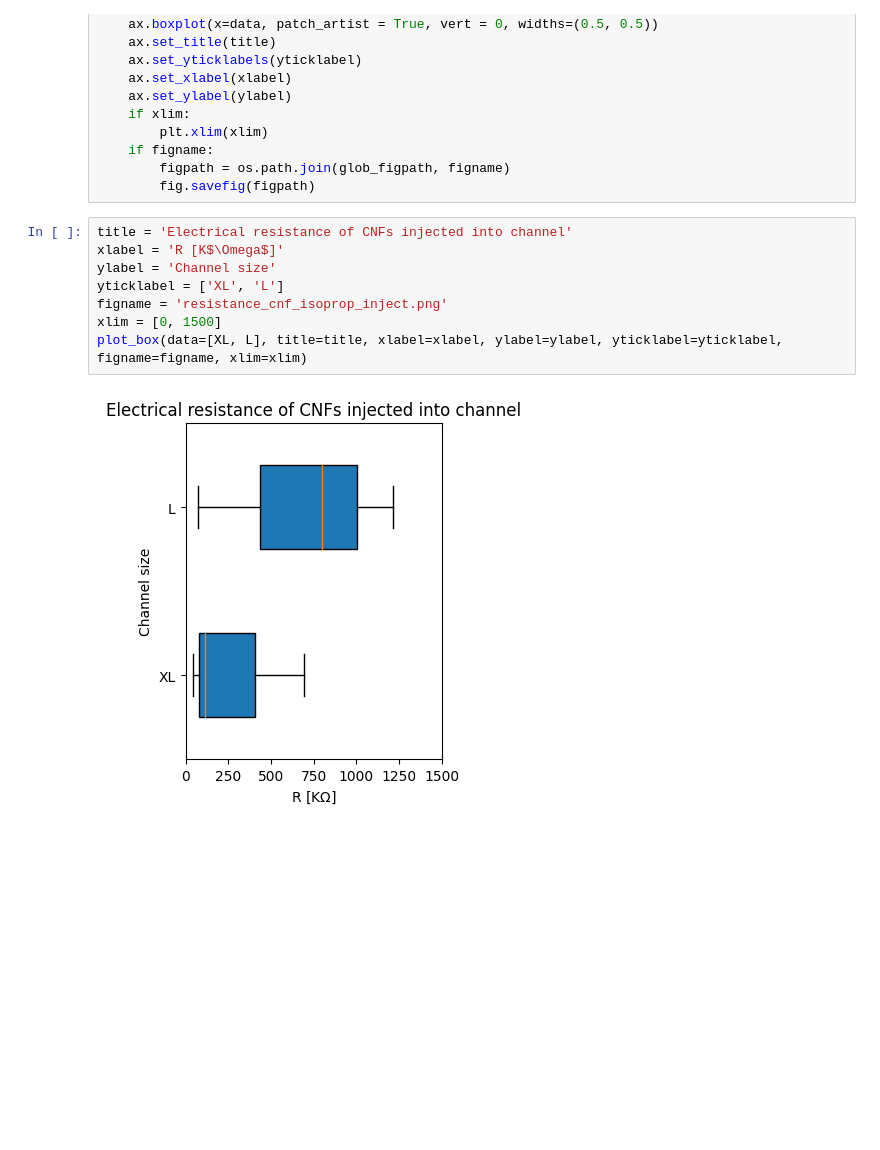
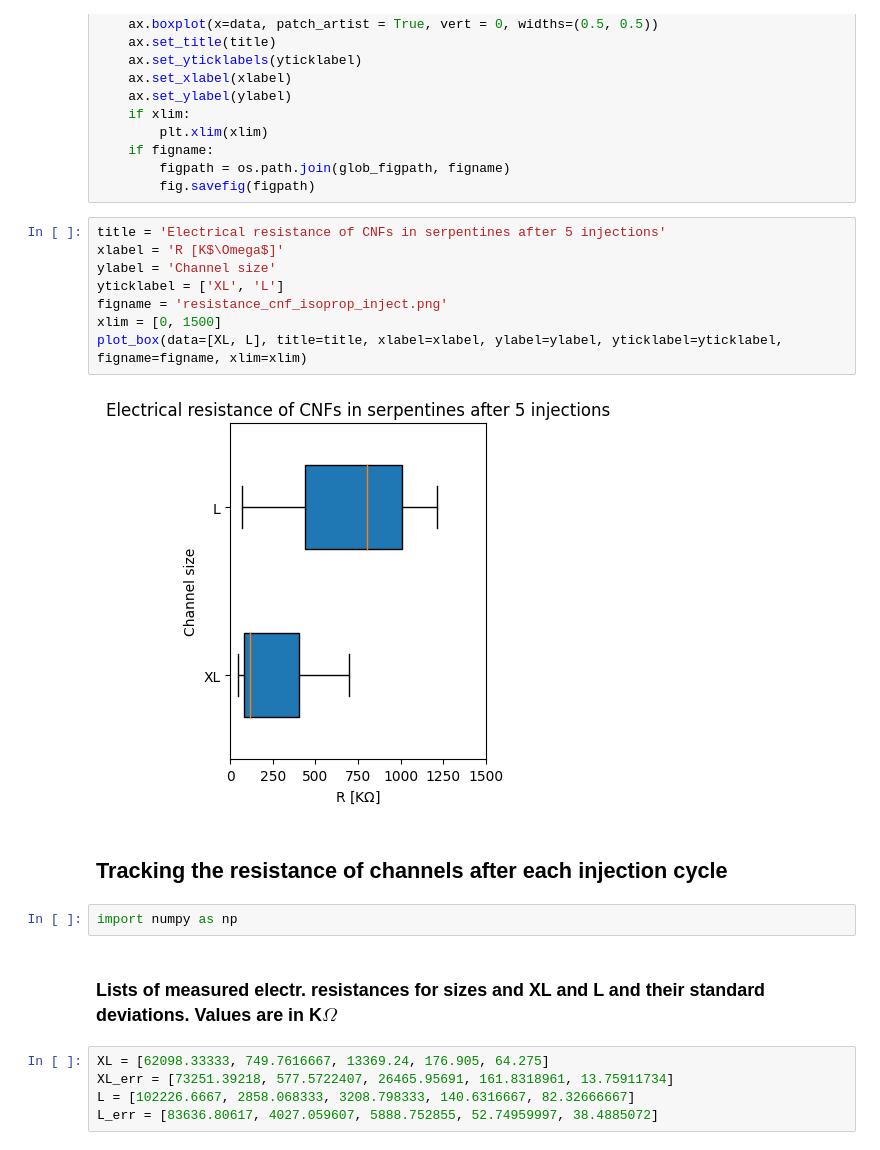
Before and after one commit to mkrause-nps/artificial-muscle, a Jupyter notebook: jupyter_notebooks/cnf_isoprop_inject.ipynb, the cells around one changed output. Drawn from its saved outputs; the diff is of its cells as text; blank space fills up the shorter version.

Commit message:
Added resistance tracking plots

```diff
--- a/jupyter_notebooks/cnf_isoprop_inject.ipynb
+++ b/jupyter_notebooks/cnf_isoprop_inject.ipynb
@@ -40,12 +40,23 @@ def plot_box(data, title=None, xlabel=None, ylabel=None, yticklabel=None, fignam
         figpath = os.path.join(glob_figpath, figname)
         fig.savefig(figpath)
 # %%
-title = 'Electrical resistance of CNFs injected into channel'
+title = 'Electrical resistance of CNFs in serpentines after 5 injections'
 xlabel = 'R [K$\Omega$]'
 ylabel = 'Channel size'
 yticklabel = ['XL', 'L']
 figname = 'resistance_cnf_isoprop_inject.png'
 xlim = [0, 1500]
 plot_box(data=[XL, L], title=title, xlabel=xlabel, ylabel=ylabel, yticklabel=yticklabel, figname=figname, xlim=xlim)
 # %% [output]
-[figure, old version]
+[figure, new version]
+# %% [markdown]
+## Tracking the resistance of channels after each injection cycle
+# %%
+import numpy as np
+# %% [markdown]
+### Lists of measured electr. resistances for sizes and XL and L and their standard deviations. Values are in K$\Omega$
+# %%
+XL = [62098.33333, 749.7616667, 13369.24, 176.905, 64.275]
+XL_err = [73251.39218, 577.5722407, 26465.95691, 161.8318961, 13.75911734]
+L = [102226.6667, 2858.068333, 3208.798333, 140.6316667, 82.32666667]
+L_err = [83636.80617, 4027.059607, 5888.752855, 52.74959997, 38.4885072]
```
Also changed, not shown: parts of 4 cells of this notebook.
